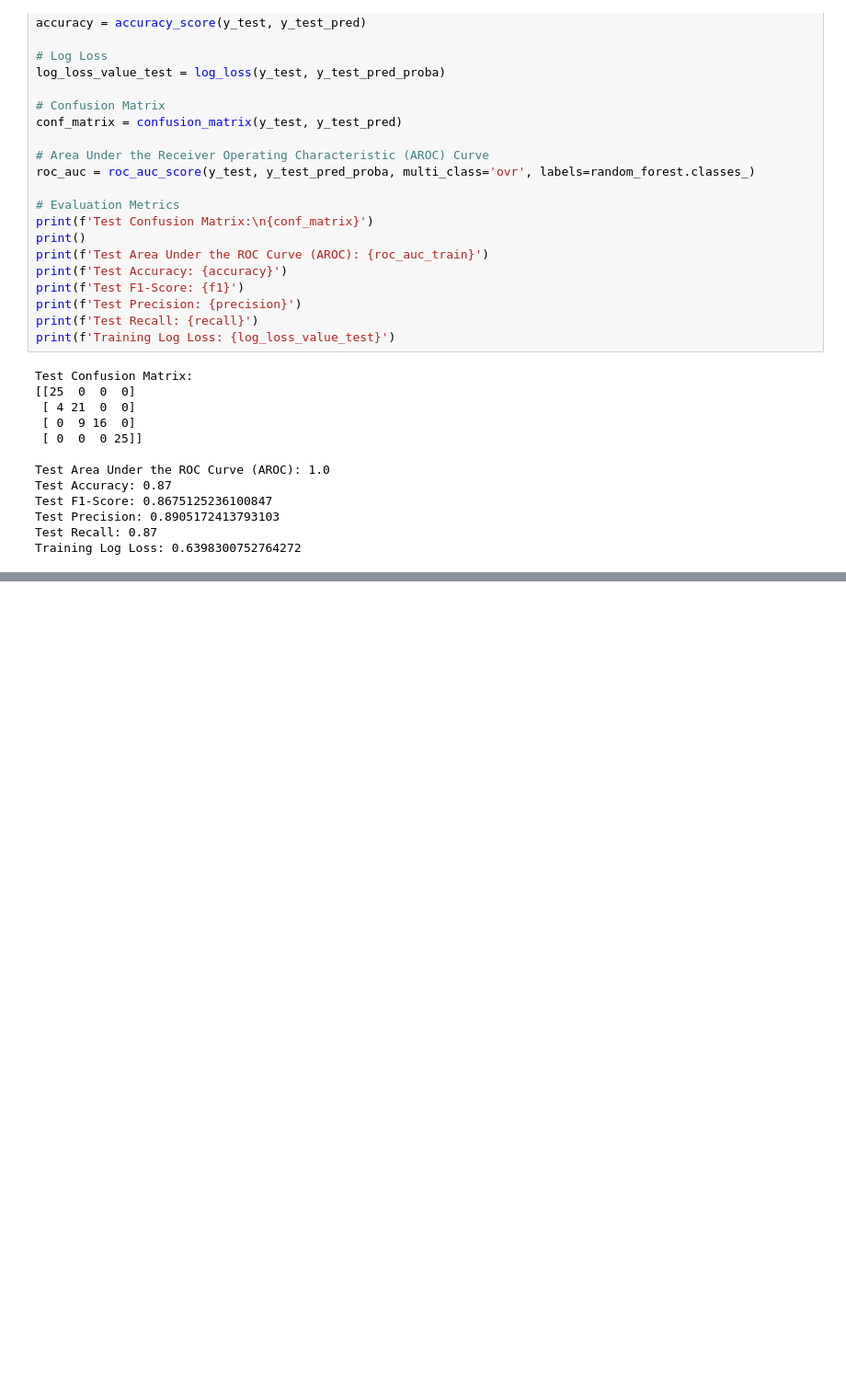
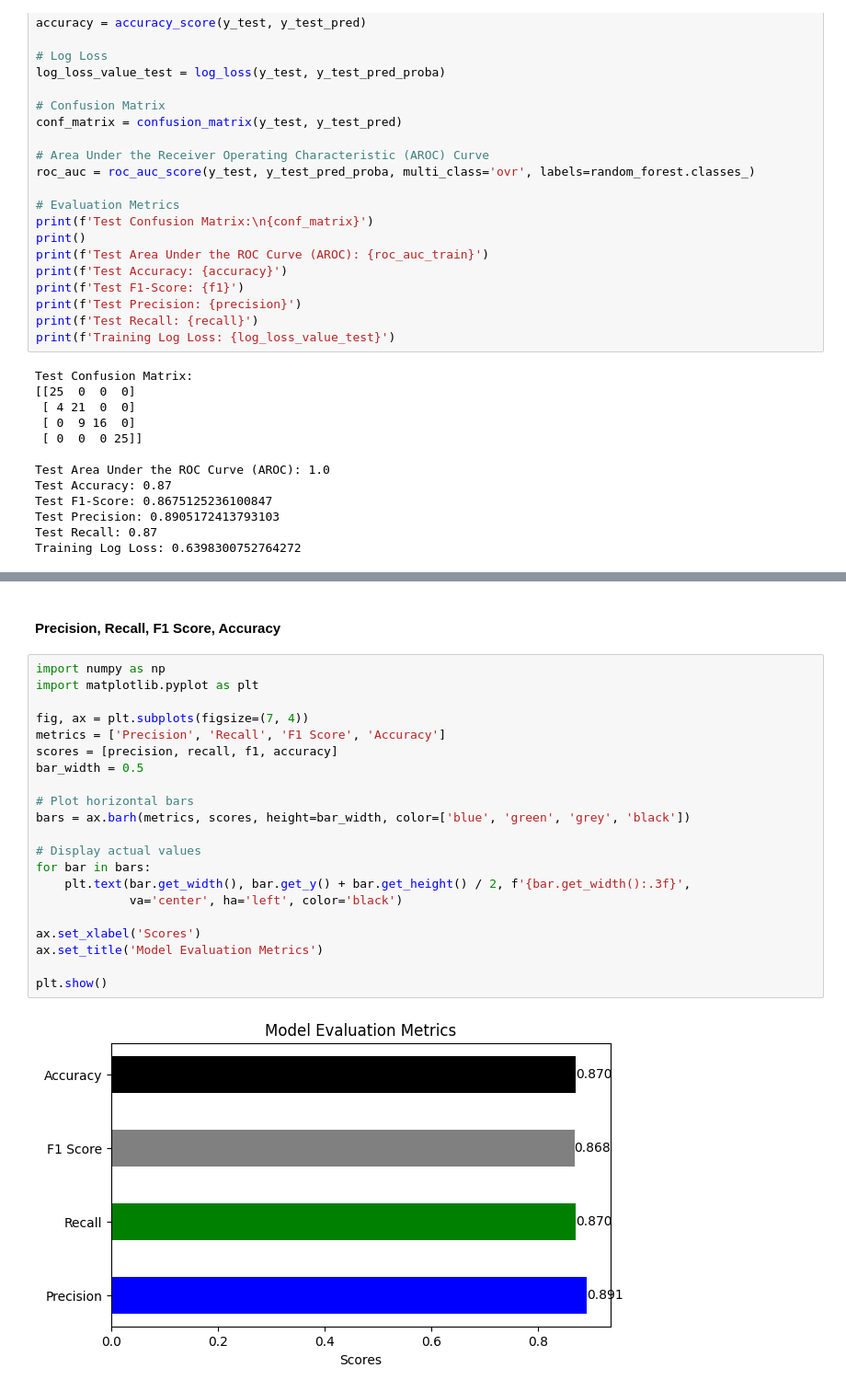
Before and after one commit to SarantisPapachrist/Diploma-Thesis, a Jupyter notebook: PV_dataset/random_forest_PV.ipynb, the cells around one changed output, grey strips where cells are left out. Shown at 92% size. Drawn from its saved outputs; the diff is of its cells as text; blank space fills up the shorter version.

```diff
--- a/PV_dataset/random_forest_PV.ipynb
+++ b/PV_dataset/random_forest_PV.ipynb
@@ -242,0 +294,25 @@ Training Log Loss: 0.6398300752764272
+# %% [markdown]
+#### Precision, Recall, F1 Score, Accuracy
+# %%
+import numpy as np
+import matplotlib.pyplot as plt
+
+fig, ax = plt.subplots(figsize=(7, 4))
+metrics = ['Precision', 'Recall', 'F1 Score', 'Accuracy']
+scores = [precision, recall, f1, accuracy]
+bar_width = 0.5
+
+# Plot horizontal bars
+bars = ax.barh(metrics, scores, height=bar_width, color=['blue', 'green', 'grey', 'black'])
+
+# Display actual values
+for bar in bars:
+    plt.text(bar.get_width(), bar.get_y() + bar.get_height() / 2, f'{bar.get_width():.3f}',
+             va='center', ha='left', color='black')
+
+ax.set_xlabel('Scores')
+ax.set_title('Model Evaluation Metrics')
+
+plt.show()
+# %% [output]
+[figure, added]
```
Also changed, not shown: parts of 6 cells of this notebook.
